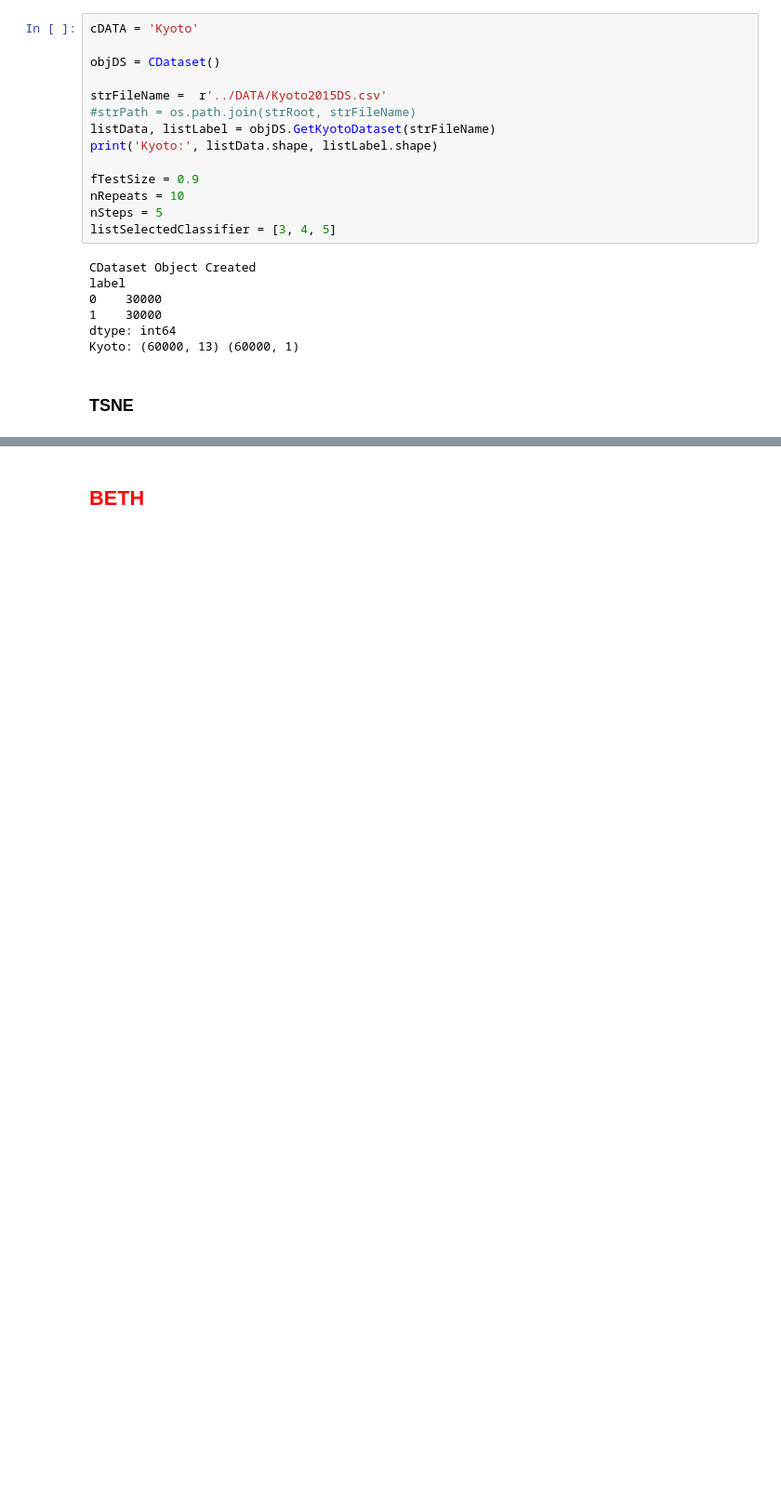
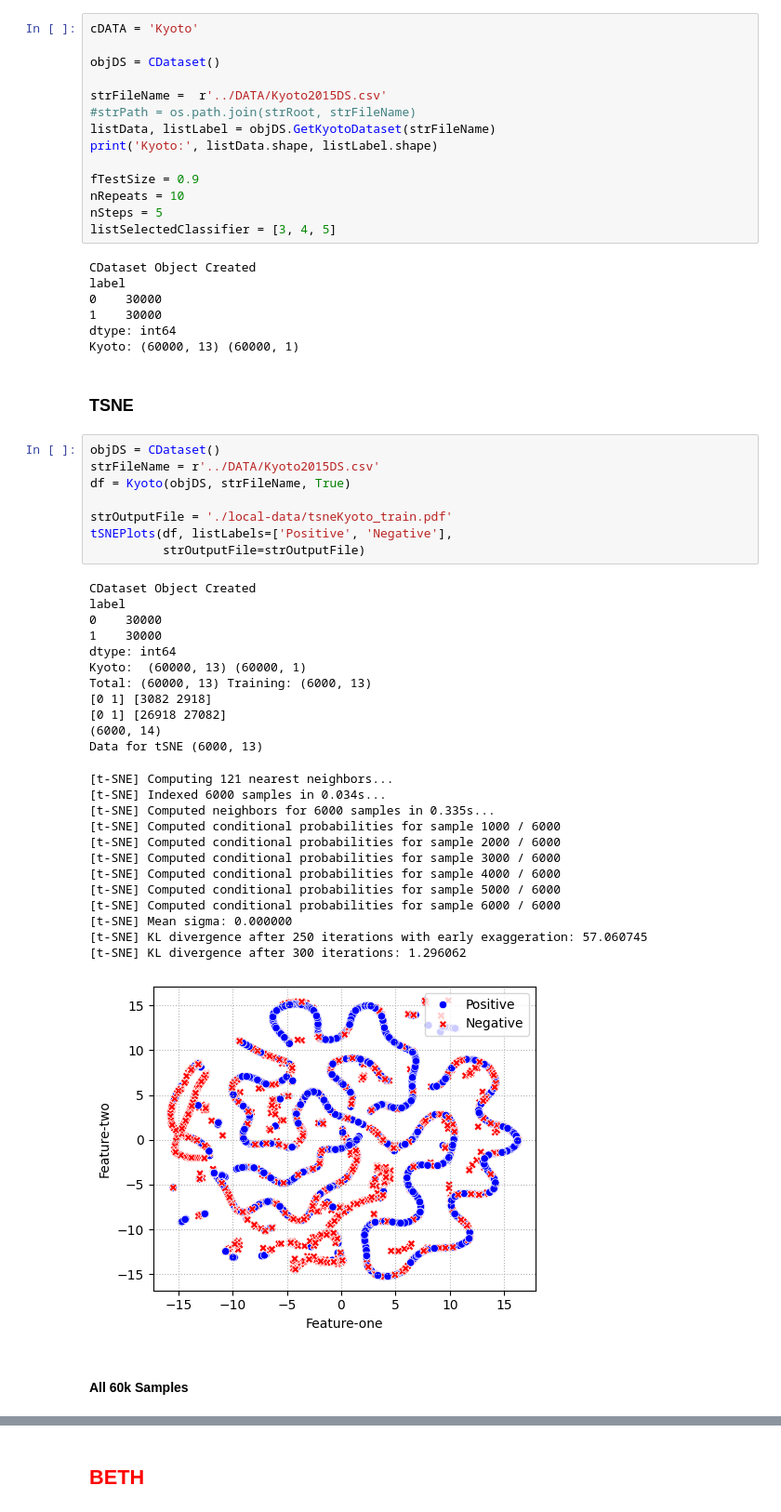
Before and after one commit to apachetechnology/AdvFailureCurves, a Jupyter notebook: nbMainExperiments.ipynb, the cells around one changed output, grey strips where cells are left out. Shown: that part at 93% size. Drawn from its saved outputs; the diff is of its cells as text; blank space fills up the shorter version.

Commit message:
rename and tsne

```diff
--- a/nbMainExperiments.ipynb
+++ b/nbMainExperiments.ipynb
@@ -46,6 +46,41 @@ dtype: int64
 Kyoto: (60000, 13) (60000, 1)
 # %% [markdown]
 ### TSNE
+# %%
+objDS = CDataset()
+strFileName = r'../DATA/Kyoto2015DS.csv'
+df = Kyoto(objDS, strFileName, True)
+
+strOutputFile = './local-data/tsneKyoto_train.pdf'
+tSNEPlots(df, listLabels=['Positive', 'Negative'],
+          strOutputFile=strOutputFile)
+# %% [output]
+CDataset Object Created
+label
+0    30000
+1    30000
+dtype: int64
+Kyoto:  (60000, 13) (60000, 1)
+Total: (60000, 13) Training: (6000, 13)
+[0 1] [3082 2918]
+[0 1] [26918 27082]
+(6000, 14)
+Data for tSNE (6000, 13)
+[t-SNE] Computing 121 nearest neighbors...
+[t-SNE] Indexed 6000 samples in 0.034s...
+[t-SNE] Computed neighbors for 6000 samples in 0.335s...
+[t-SNE] Computed conditional probabilities for sample 1000 / 6000
+[t-SNE] Computed conditional probabilities for sample 2000 / 6000
+[t-SNE] Computed conditional probabilities for sample 3000 / 6000
+[t-SNE] Computed conditional probabilities for sample 4000 / 6000
+[t-SNE] Computed conditional probabilities for sample 5000 / 6000
+[t-SNE] Computed conditional probabilities for sample 6000 / 6000
+[t-SNE] Mean sigma: 0.000000
+[t-SNE] KL divergence after 250 iterations with early exaggeration: 57.060745
+[t-SNE] KL divergence after 300 iterations: 1.296062
+[figure, added]
+# %% [markdown]
+#### All 60k Samples
 # %%
 listDS = np.hstack((listData, listLabel))
 print(listDS.shape)
```
Also changed, not shown: parts of 5 cells of this notebook, 4 other files.
